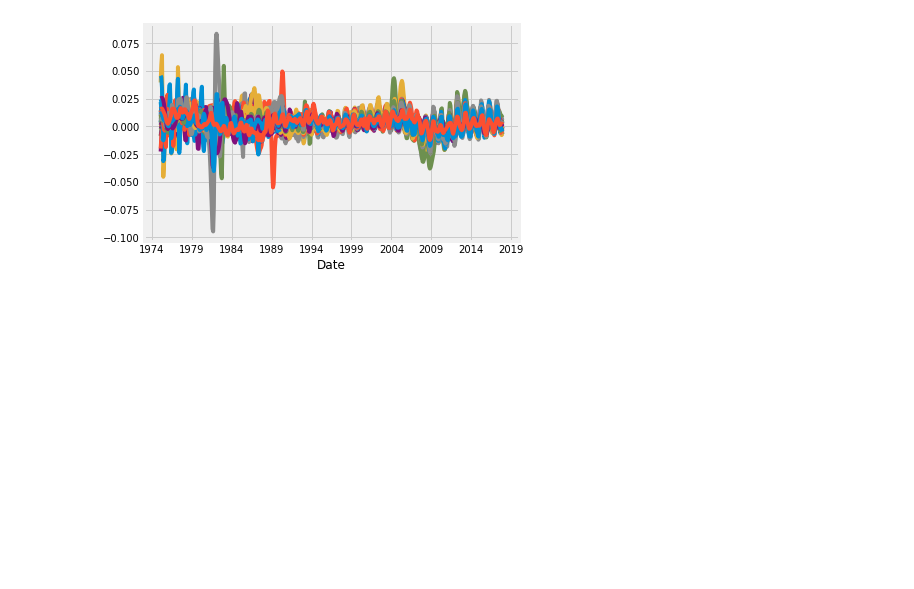
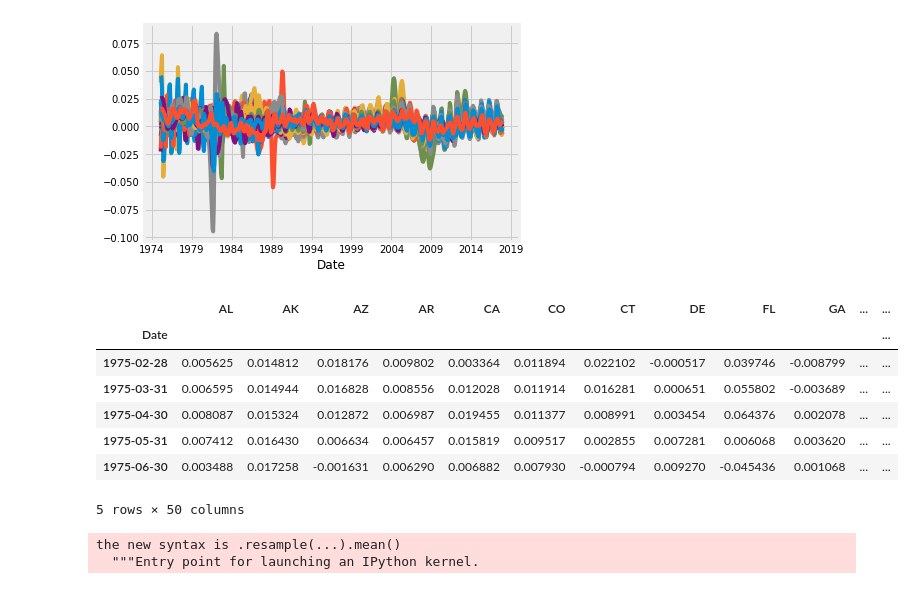
Before and after one commit to vijayPagi/Data-Analysis, a Jupyter notebook: SVM Model_ Housing Prices Prediction.ipynb, the cells around one changed output. Saved outputs shown, nothing was run; the diff lists cells and outputs as text; code cells hidden in the pictures; blank space fills up the shorter version.

Commit message:
Added few data preprocessing steps

```diff
--- a/SVM Model_ Housing Prices Prediction.ipynb
+++ b/SVM Model_ Housing Prices Prediction.ipynb
@@ -162,3 +162,19 @@ def mortgage_30yrs():
     df = df.resample('M')
     df.columns = ['M30']
     return df
+# %%
+housing_data.head()
+# %% [output]
+|  | AL | AK | AZ | AR | CA | CO | CT | DE | FL | GA | ... | ... |
+| Date |  |  |  |  |  |  |  |  |  |  |  | ... |
+| 1975-02-28 | 0.005625 | 0.014812 | 0.018176 | 0.009802 | 0.003364 | 0.011894 | 0.022102 | -0.000517 | 0.039746 | -0.008799 | ... | ... |
+| 1975-03-31 | 0.006595 | 0.014944 | 0.016828 | 0.008556 | 0.012028 | 0.011914 | 0.016281 | 0.000651 | 0.055802 | -0.003689 | ... | ... |
+| 1975-04-30 | 0.008087 | 0.015324 | 0.012872 | 0.006987 | 0.019455 | 0.011377 | 0.008991 | 0.003454 | 0.064376 | 0.002078 | ... | ... |
+| 1975-05-31 | 0.007412 | 0.016430 | 0.006634 | 0.006457 | 0.015819 | 0.009517 | 0.002855 | 0.007281 | 0.006068 | 0.003620 | ... | ... |
+| 1975-06-30 | 0.003488 | 0.017258 | -0.001631 | 0.006290 | 0.006882 | 0.007930 | -0.000794 | 0.009270 | -0.045436 | 0.001068 | ... | ... |
+5 rows × 50 columns
+# %%
+housing_data['TX1yr'] = housing_data['TX'].resample('A', how = 'mean')
+# %% [output]
+the new syntax is .resample(...).mean()
+  """Entry point for launching an IPython kernel.
```
Also changed, not shown: parts of 3 cells of this notebook, 1 other file.
